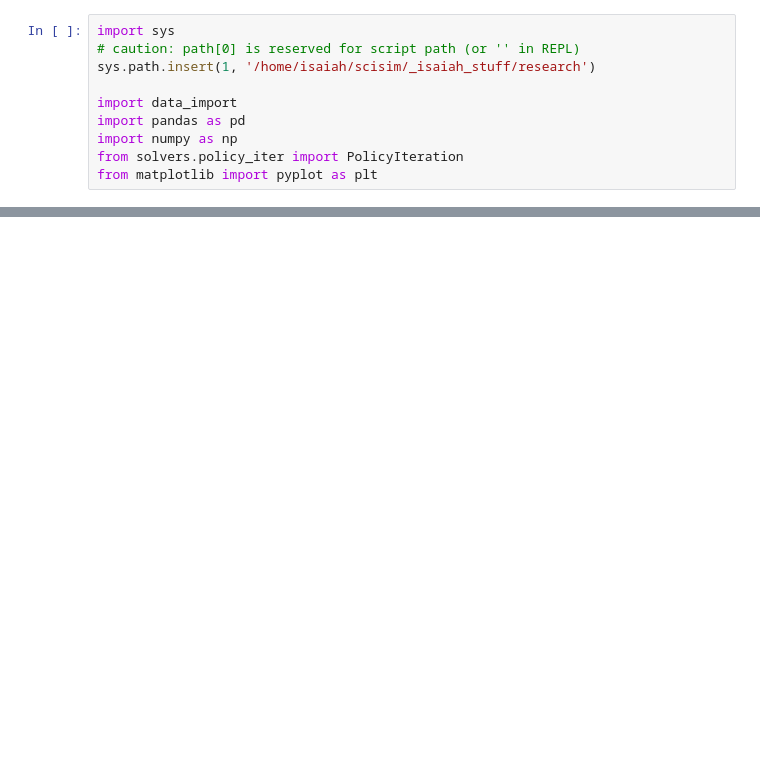
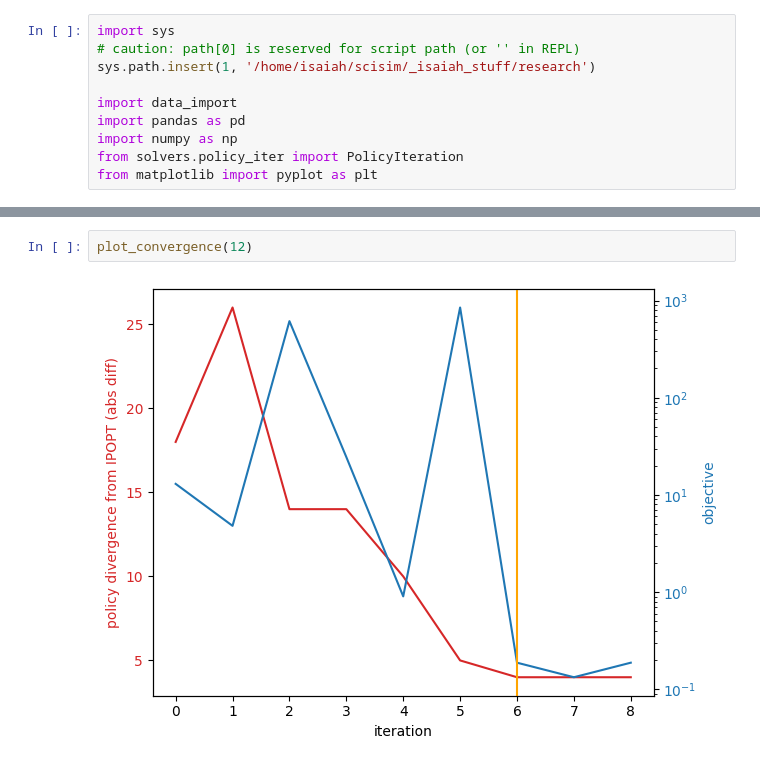
Before and after one commit to IsaiahWitzke/scisim, a Jupyter notebook: _isaiah_stuff/research/util/apr_2.ipynb, the cells around one changed output, grey strips where cells are left out. Cells and saved outputs as stored; diff of their text form; blank space fills up the shorter version.

```diff
--- a/_isaiah_stuff/research/util/apr_2.ipynb
+++ b/_isaiah_stuff/research/util/apr_2.ipynb
@@ -83,0 +103,4 @@ print(main_df['pi_solver'][0].intermediate_objective[-2])
+# %%
+plot_convergence(12)
+# %% [output]
+[figure, added]
```
Also changed, not shown: parts of 16 cells of this notebook, 7 other files.
